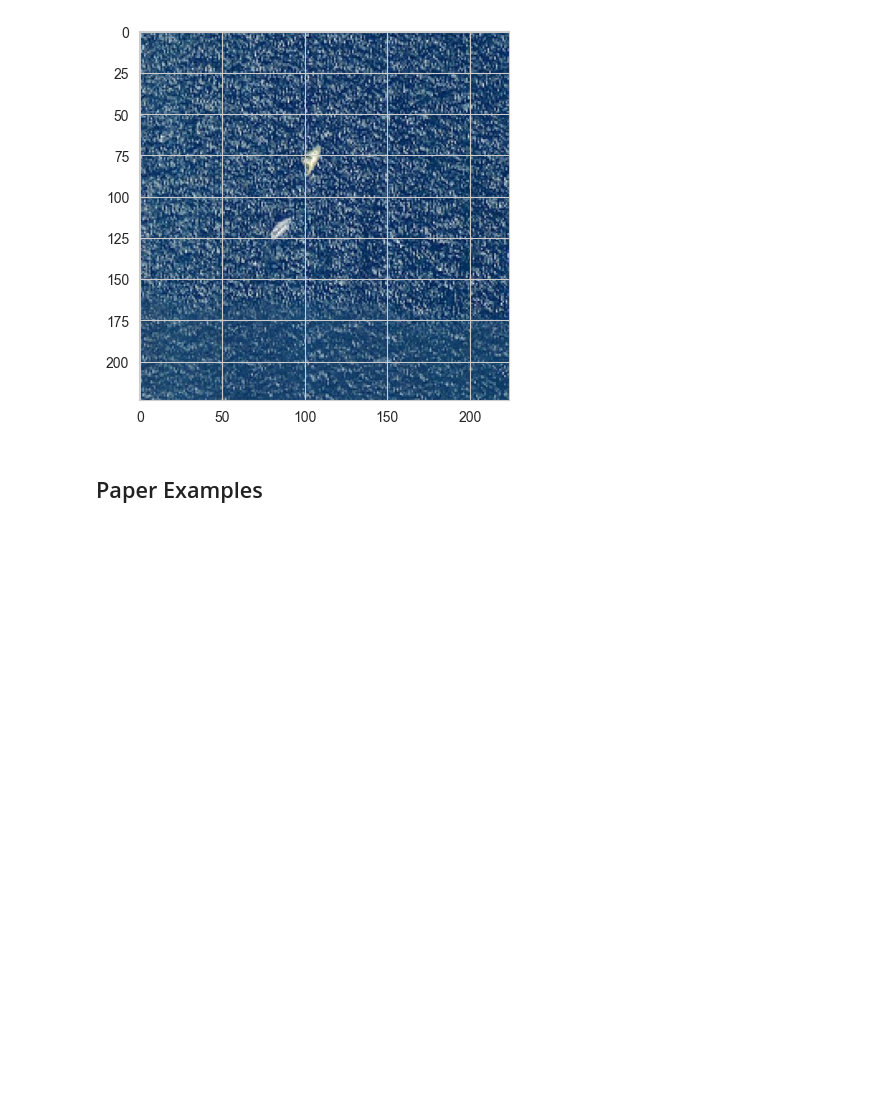
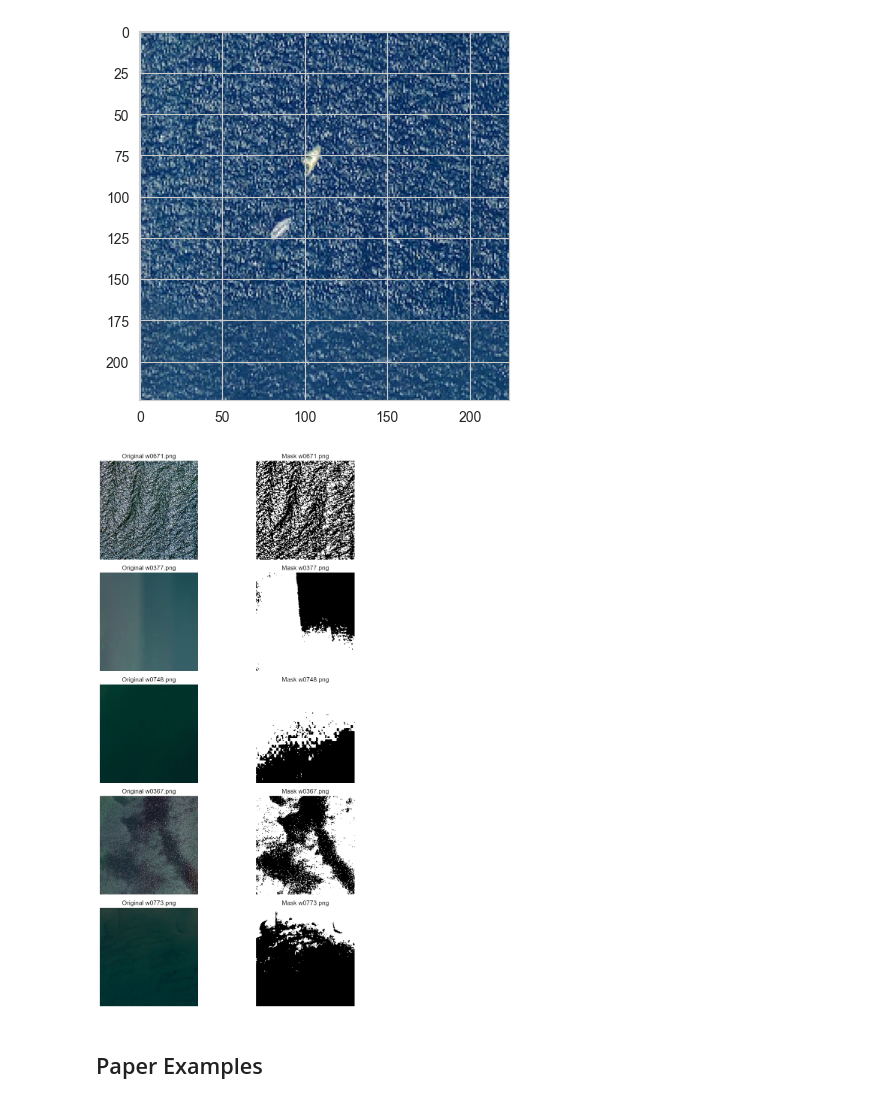
Before and after one commit to ElanoBeer/synthetic-satellite-pipeline, a Jupyter notebook: notebooks/test_pipeline_components.ipynb, the cells around one changed output. Cells and saved outputs as stored; diff of their text form; code cells hidden in the pictures; blank space fills up the shorter version.

```diff
--- a/notebooks/test_pipeline_components.ipynb
+++ b/notebooks/test_pipeline_components.ipynb
@@ -314,6 +314,55 @@ plt.imshow(copy)
 plt.show()
 # %% [output]
 [figure]
+# %%
+# Visualize the masks of a 10 sampled scenes
+def visualize_water_segmentation(image_dir, create_mask, num_samples=5):
+    """
+    Randomly sample images from a directory, create masks, and visualize original and mask side-by-side.
+
+    :param image_dir: Path to directory containing images
+    :param create_water_mask: function to create mask from an image
+    :param num_samples: number of images to sample and visualize
+    """
+
+    # List all image files in the directory
+    all_images = [f for f in os.listdir(image_dir) if f.lower().endswith(('.png', '.jpg', '.jpeg'))]
+
+    # Randomly sample images
+    sampled_images = random.sample(all_images, num_samples)
+
+    # Set up the plot: 2 columns (original and mask) and num_samples rows
+    fig, axes = plt.subplots(num_samples, 2, figsize=(10, num_samples * 3))  # Wider layout
+
+    if num_samples == 1:
+        axes = [axes]  # Ensure axes is iterable if only 1 sample
+
+    for idx, img_name in enumerate(sampled_images):
+        img_path = os.path.join(image_dir, img_name)
+
+        # Load image
+        img = cv2.imread(img_path)
+        img_rgb = cv2.cvtColor(img, cv2.COLOR_BGR2RGB)  # Convert BGR to RGB
+
+        # Create mask
+        mask = create_mask(img_rgb)
+
+        # Plot original image
+        axes[idx][0].imshow(img_rgb)
+        axes[idx][0].set_title(f"Original {img_name}")
+        axes[idx][0].axis('off')
+
+        # Plot mask
+        axes[idx][1].imshow(mask, cmap='gray')
+        axes[idx][1].set_title(f"Mask {img_name}")
+        axes[idx][1].axis('off')
+
+    plt.tight_layout()
+    plt.show()
+
+visualize_water_segmentation("C:/Users/20202016/Documents/Master/Master Thesis/Datasets/MasatiV2/water", create_mask)
+# %% [output]
+[figure, added]
 # %% [markdown]
 ## Paper Examples
 # %% [markdown]
```
Also changed, not shown: 1 other file.
